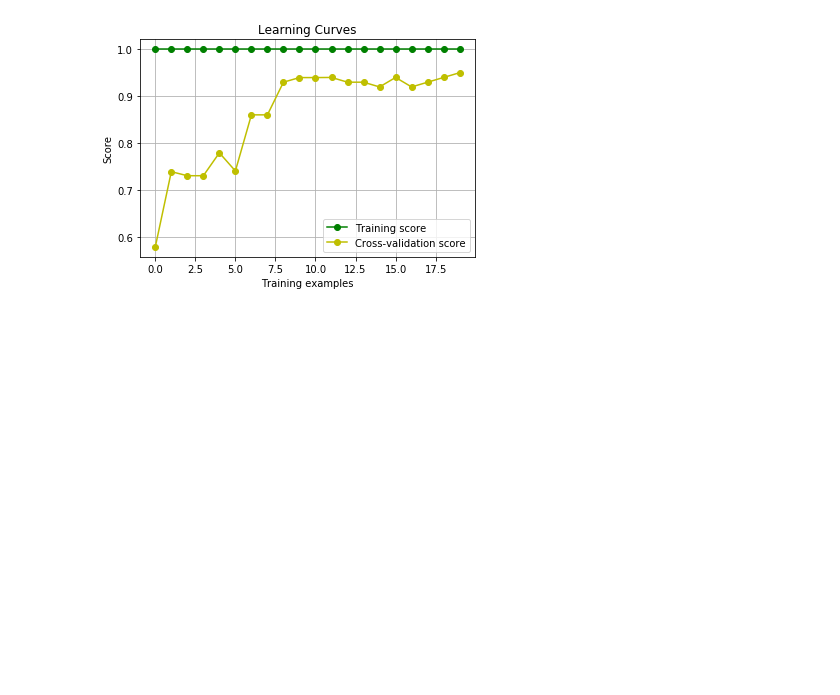
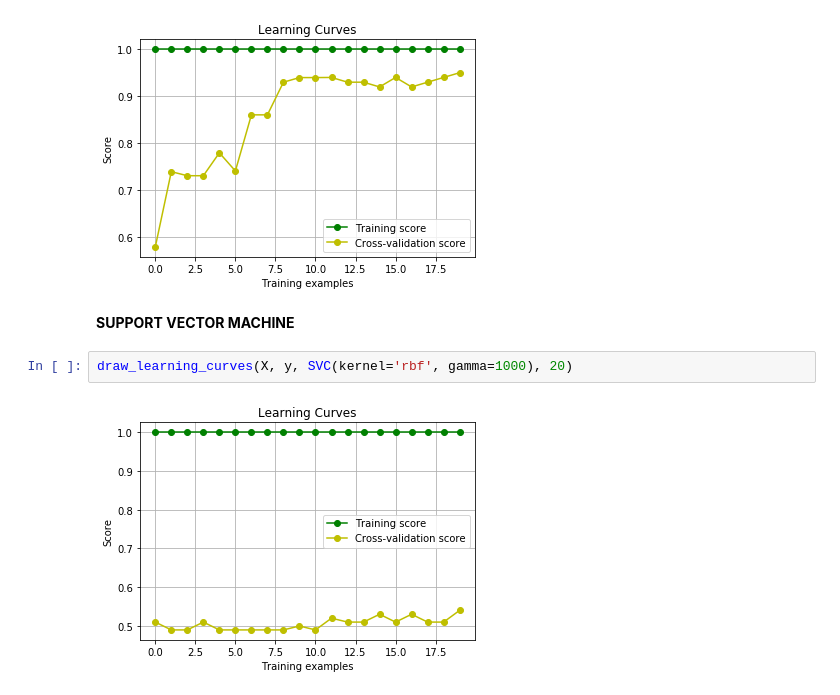
Before and after one commit to rscheiwe/Udacity_Machine_Learning, a Jupyter notebook: machine-learning-master/projects/Misc Code Chunks from Lessons.ipynb, the cells around one changed output. Drawn from its saved outputs; the diff is of its cells as text; blank space fills up the shorter version.

```diff
--- a/machine-learning-master/projects/Misc Code Chunks from Lessons.ipynb
+++ b/machine-learning-master/projects/Misc Code Chunks from Lessons.ipynb
@@ -193,3 +201,9 @@ To properly evaluate, be sure to flip the graph upside down since we are using _
 draw_learning_curves(X, y, estimator, 20)
 # %% [output]
 [figure]
+# %% [markdown]
+__SUPPORT VECTOR MACHINE__
+# %%
+draw_learning_curves(X, y, SVC(kernel='rbf', gamma=1000), 20)
+# %% [output]
+[figure, added]
```
Also changed, not shown: parts of 4 cells of this notebook.
